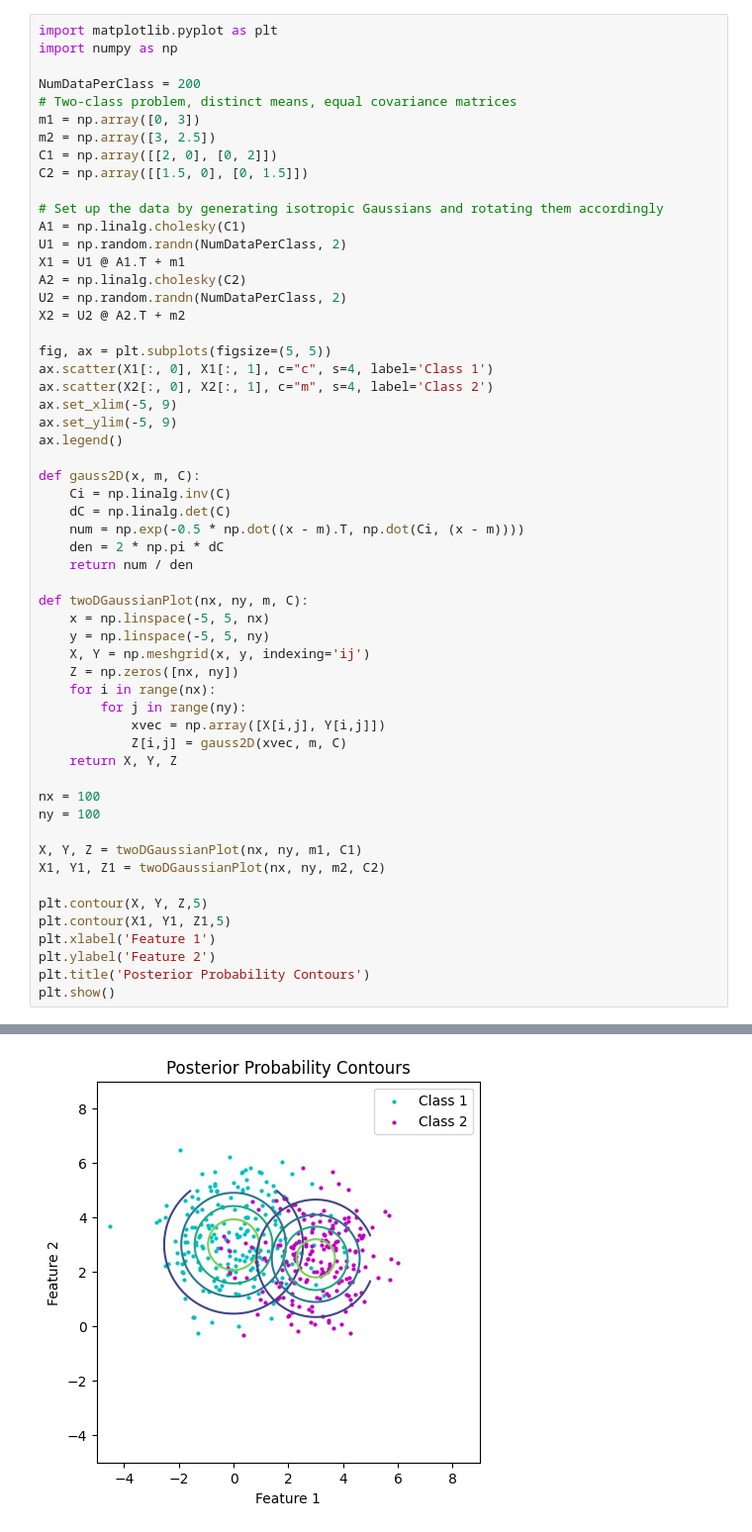
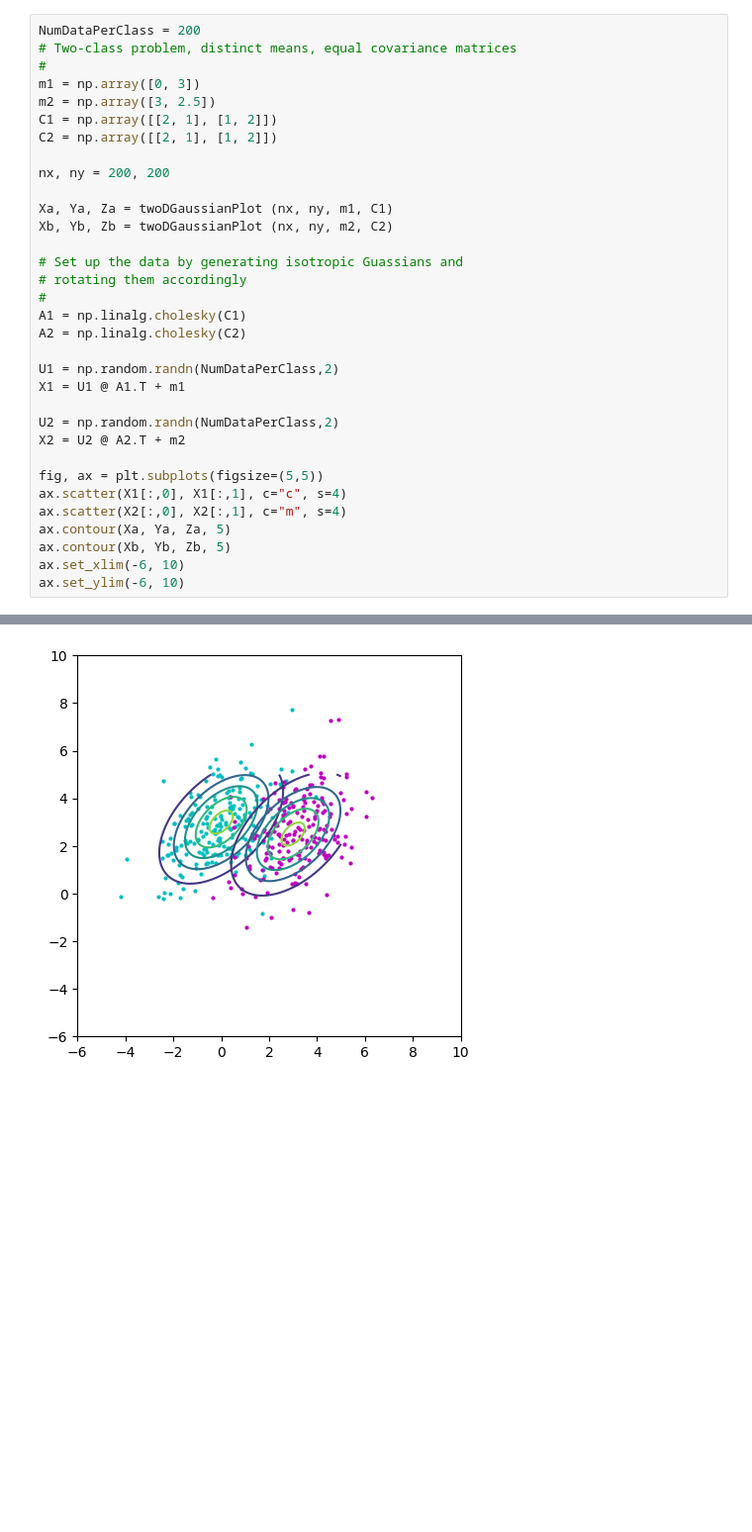
Before and after one commit to Prageeth-Dananjaya/CO544_Labs, a Jupyter notebook: Lab03/CO544_Lab3.ipynb, the cells around one changed output, grey strips where cells are left out. Shown at 99% size. Saved outputs shown, nothing was run; the diff lists cells and outputs as text; blank space fills up the shorter version.

```diff
--- a/Lab03/CO544_Lab3.ipynb
+++ b/Lab03/CO544_Lab3.ipynb
@@ -183,57 +193,34 @@ plt.show()
 # %%
-import matplotlib.pyplot as plt
-import numpy as np
-
 NumDataPerClass = 200
 # Two-class problem, distinct means, equal covariance matrices
+#
 m1 = np.array([0, 3])
 m2 = np.array([3, 2.5])
-C1 = np.array([[2, 0], [0, 2]])
-C2 = np.array([[1.5, 0], [0, 1.5]])
+C1 = np.array([[2, 1], [1, 2]])
+C2 = np.array([[2, 1], [1, 2]])
 
-# Set up the data by generating isotropic Gaussians and rotating them accordingly
+nx, ny = 200, 200
+
+Xa, Ya, Za = twoDGaussianPlot (nx, ny, m1, C1)
+Xb, Yb, Zb = twoDGaussianPlot (nx, ny, m2, C2)
+
+# Set up the data by generating isotropic Guassians and
+# rotating them accordingly
+#
 A1 = np.linalg.cholesky(C1)
-U1 = np.random.randn(NumDataPerClass, 2)
+A2 = np.linalg.cholesky(C2)
+
+U1 = np.random.randn(NumDataPerClass,2)
 X1 = U1 @ A1.T + m1
-A2 = np.linalg.cholesky(C2)
-U2 = np.random.randn(NumDataPerClass, 2)
+
+U2 = np.random.randn(NumDataPerClass,2)
 X2 = U2 @ A2.T + m2
 
-fig, ax = plt.subplots(figsize=(5, 5))
-ax.scatter(X1[:, 0], X1[:, 1], c="c", s=4, label='Class 1')
-ax.scatter(X2[:, 0], X2[:, 1], c="m", s=4, label='Class 2')
-ax.set_xlim(-5, 9)
-ax.set_ylim(-5, 9)
-ax.legend()
-
-def gauss2D(x, m, C):
-    Ci = np.linalg.inv(C)
-    dC = np.linalg.det(C)
-    num = np.exp(-0.5 * np.dot((x - m).T, np.dot(Ci, (x - m))))
-    den = 2 * np.pi * dC
-    return num / den
-
-def twoDGaussianPlot(nx, ny, m, C):
-    x = np.linspace(-5, 5, nx)
-    y = np.linspace(-5, 5, ny)
-    X, Y = np.meshgrid(x, y, indexing='ij')
-    Z = np.zeros([nx, ny])
-    for i in range(nx):
-        for j in range(ny):
-            xvec = np.array([X[i,j], Y[i,j]])
-            Z[i,j] = gauss2D(xvec, m, C)
-    return X, Y, Z
-
-nx = 100
-ny = 100
-
-X, Y, Z = twoDGaussianPlot(nx, ny, m1, C1)
-X1, Y1, Z1 = twoDGaussianPlot(nx, ny, m2, C2)
-
-plt.contour(X, Y, Z,5)
-plt.contour(X1, Y1, Z1,5)
-plt.xlabel('Feature 1')
-plt.ylabel('Feature 2')
-plt.title('Posterior Probability Contours')
-plt.show()
+fig, ax = plt.subplots(figsize=(5,5))
+ax.scatter(X1[:,0], X1[:,1], c="c", s=4)
+ax.scatter(X2[:,0], X2[:,1], c="m", s=4)
+ax.contour(Xa, Ya, Za, 5)
+ax.contour(Xb, Yb, Zb, 5)
+ax.set_xlim(-6, 10)
+ax.set_ylim(-6, 10)
 # %% [output]
@@ -240 +228 @@ plt.show()
-[figure, old version]
+[figure, new version]
```
Also changed, not shown: parts of 28 cells of this notebook.
